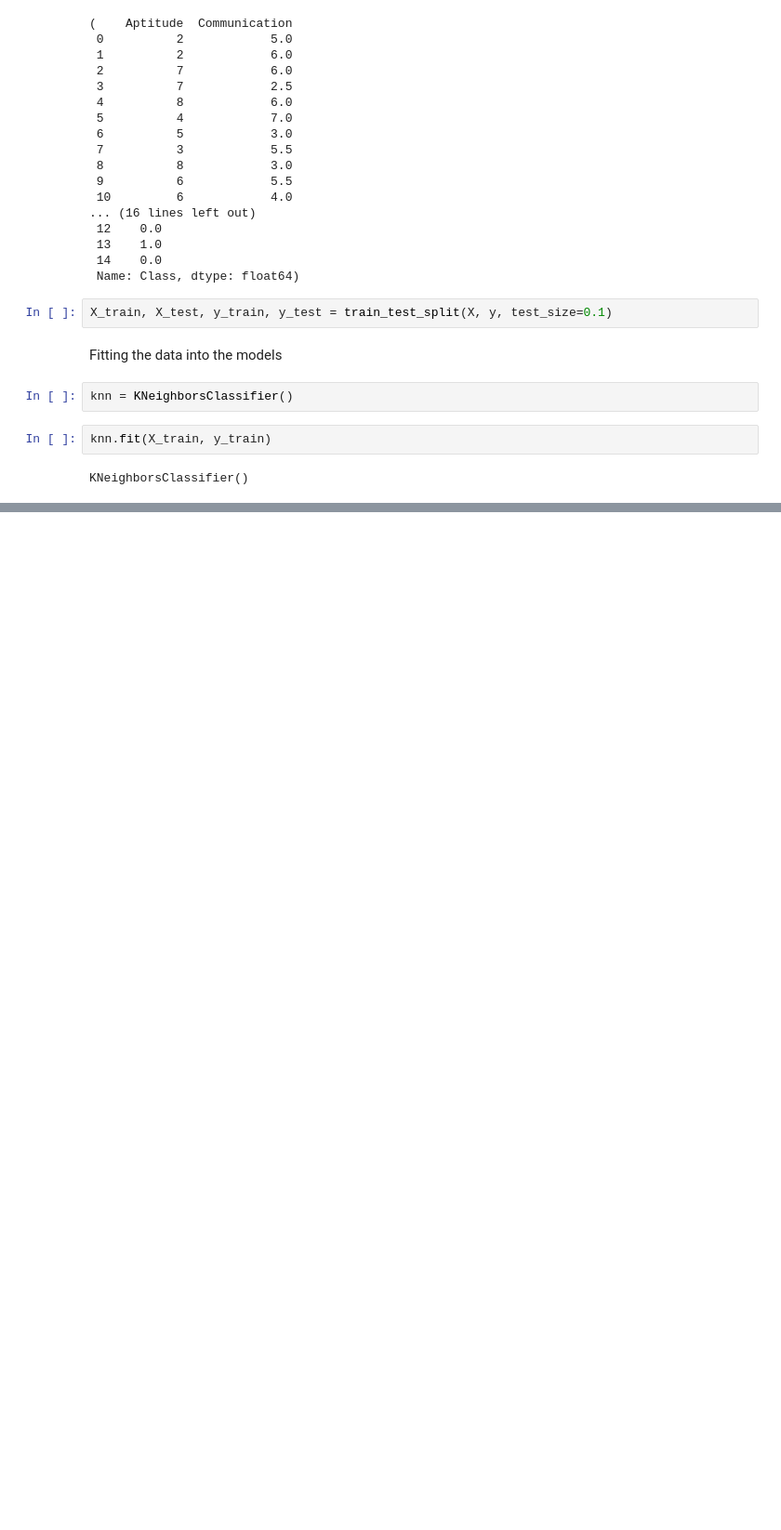
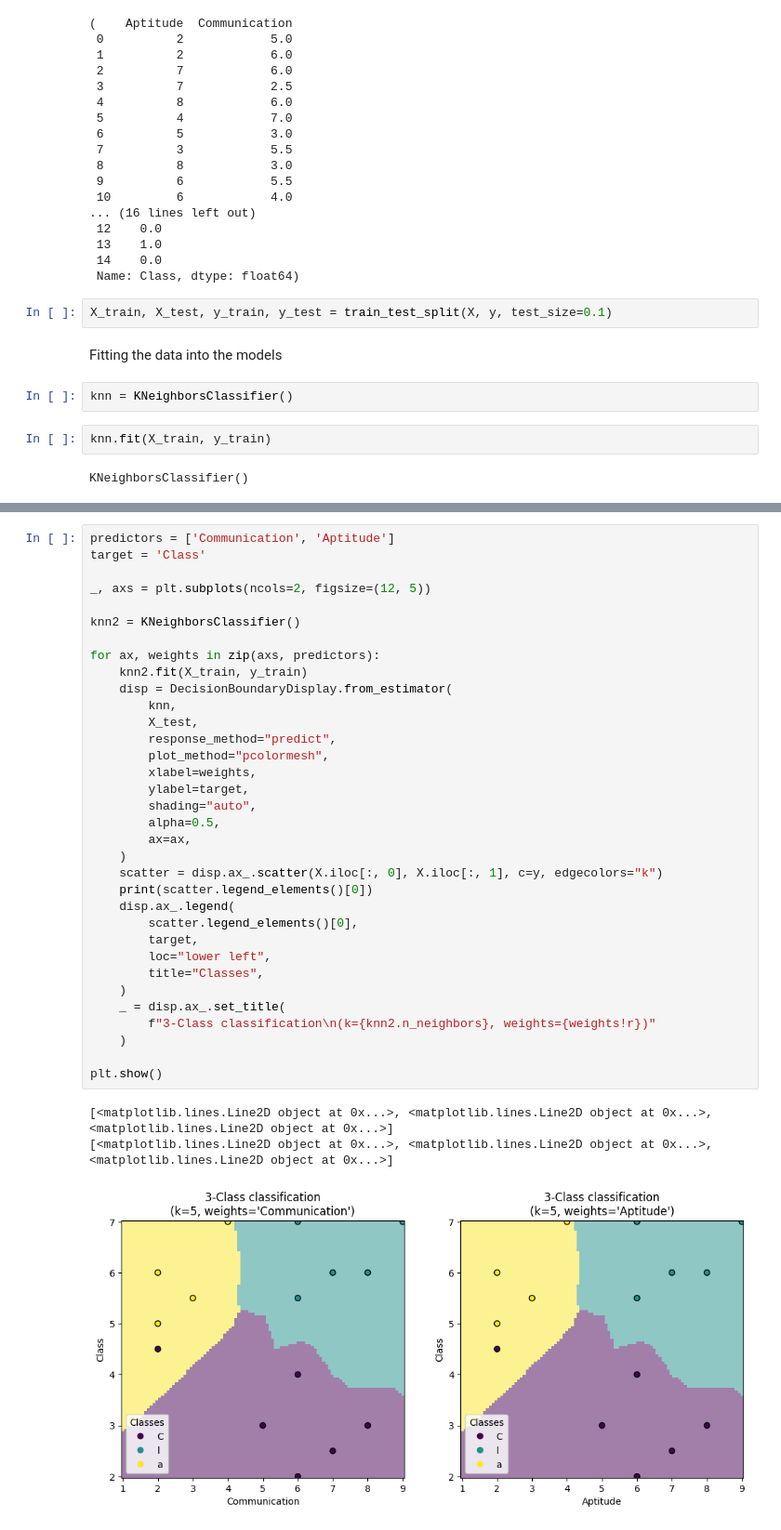
Before and after one commit to deaxparadox/ArtOfAI, a Jupyter notebook: code/ipynb/simple-knn.ipynb, the cells around one changed output, grey strips where cells are left out. Shown at 93% size. Saved outputs shown, nothing was run; the diff lists cells and outputs as text; blank space fills up the shorter version.

```diff
--- a/code/ipynb/simple-knn.ipynb
+++ b/code/ipynb/simple-knn.ipynb
@@ -149,0 +151,38 @@ array([['Intel'],
+# %%
+predictors = ['Communication', 'Aptitude']
+target = 'Class'
+
+_, axs = plt.subplots(ncols=2, figsize=(12, 5))
+
+knn2 = KNeighborsClassifier()
+
+for ax, weights in zip(axs, predictors):
+    knn2.fit(X_train, y_train)
+    disp = DecisionBoundaryDisplay.from_estimator(
+        knn,
+        X_test,
+        response_method="predict",
+        plot_method="pcolormesh",
+        xlabel=weights,
+        ylabel=target,
+        shading="auto",
+        alpha=0.5,
+        ax=ax,
+    )
+    scatter = disp.ax_.scatter(X.iloc[:, 0], X.iloc[:, 1], c=y, edgecolors="k")
+    print(scatter.legend_elements()[0])
+    disp.ax_.legend(
+        scatter.legend_elements()[0],
+        target,
+        loc="lower left",
+        title="Classes",
+    )
+    _ = disp.ax_.set_title(
+        f"3-Class classification\n(k={knn2.n_neighbors}, weights={weights!r})"
+    )
+
+plt.show()
+# %% [output]
+[<matplotlib.lines.Line2D object at 0x...>, <matplotlib.lines.Line2D object at 0x...>, <matplotlib.lines.Line2D object at 0x...>]
+[<matplotlib.lines.Line2D object at 0x...>, <matplotlib.lines.Line2D object at 0x...>, <matplotlib.lines.Line2D object at 0x...>]
+[figure, added]
```
Also changed, not shown: parts of 3 cells of this notebook, 4 other files.
